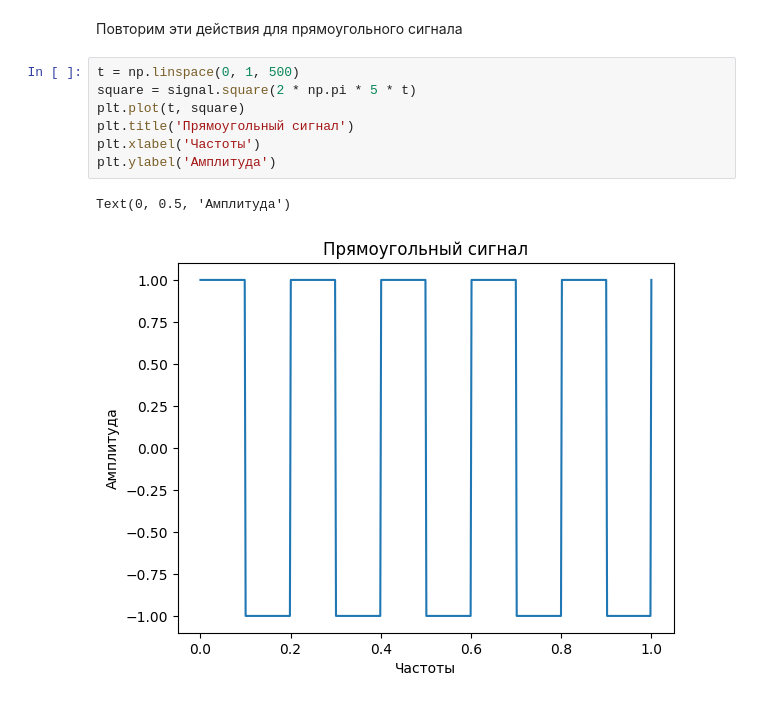
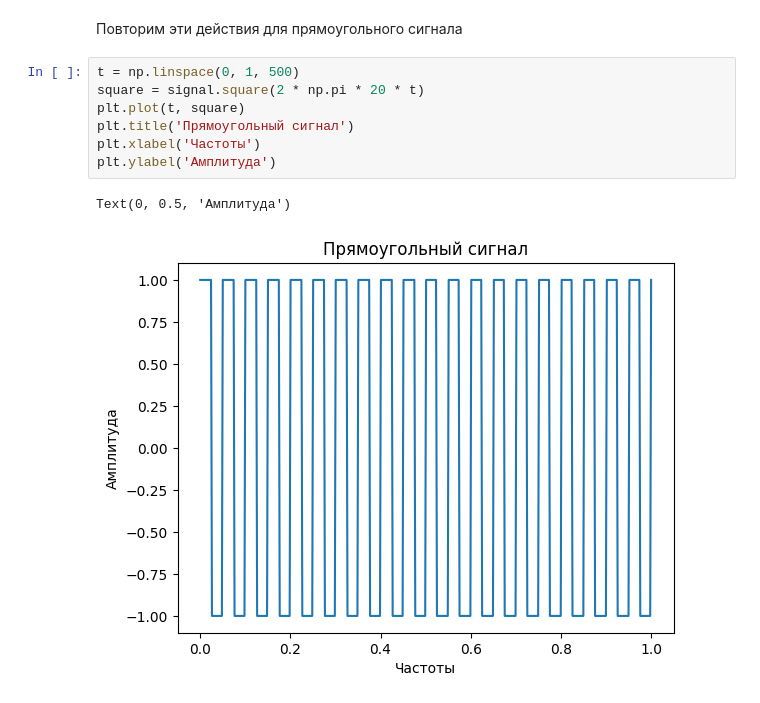
Before and after one commit to bitkyoto/shulz, a Jupyter notebook: Практическая 2.ipynb, the cells around one changed output. Drawn from its saved outputs; the diff is of its cells as text.

```diff
--- a/Практическая 2.ipynb
+++ b/Практическая 2.ipynb
@@ -56,14 +57,14 @@ write('triangle_signal.wav', sampling_rate, (triangle * 32767).astype(np.int16))
 Повторим эти действия для прямоугольного сигнала
 # %%
 t = np.linspace(0, 1, 500)
-square = signal.square(2 * np.pi * 5 * t)
+square = signal.square(2 * np.pi * 20 * t)
 plt.plot(t, square)
 plt.title('Прямоугольный сигнал')
 plt.xlabel('Частоты')
 plt.ylabel('Амплитуда')
 # %% [output]
 Text(0, 0.5, 'Амплитуда')
-[figure, old version]
+[figure, new version]
 # %%
 fft_result = fft(square)
 amplitude_spectrum = np.abs(fft_result)
```
Also changed, not shown: parts of 8 cells of this notebook, 1 other file.
